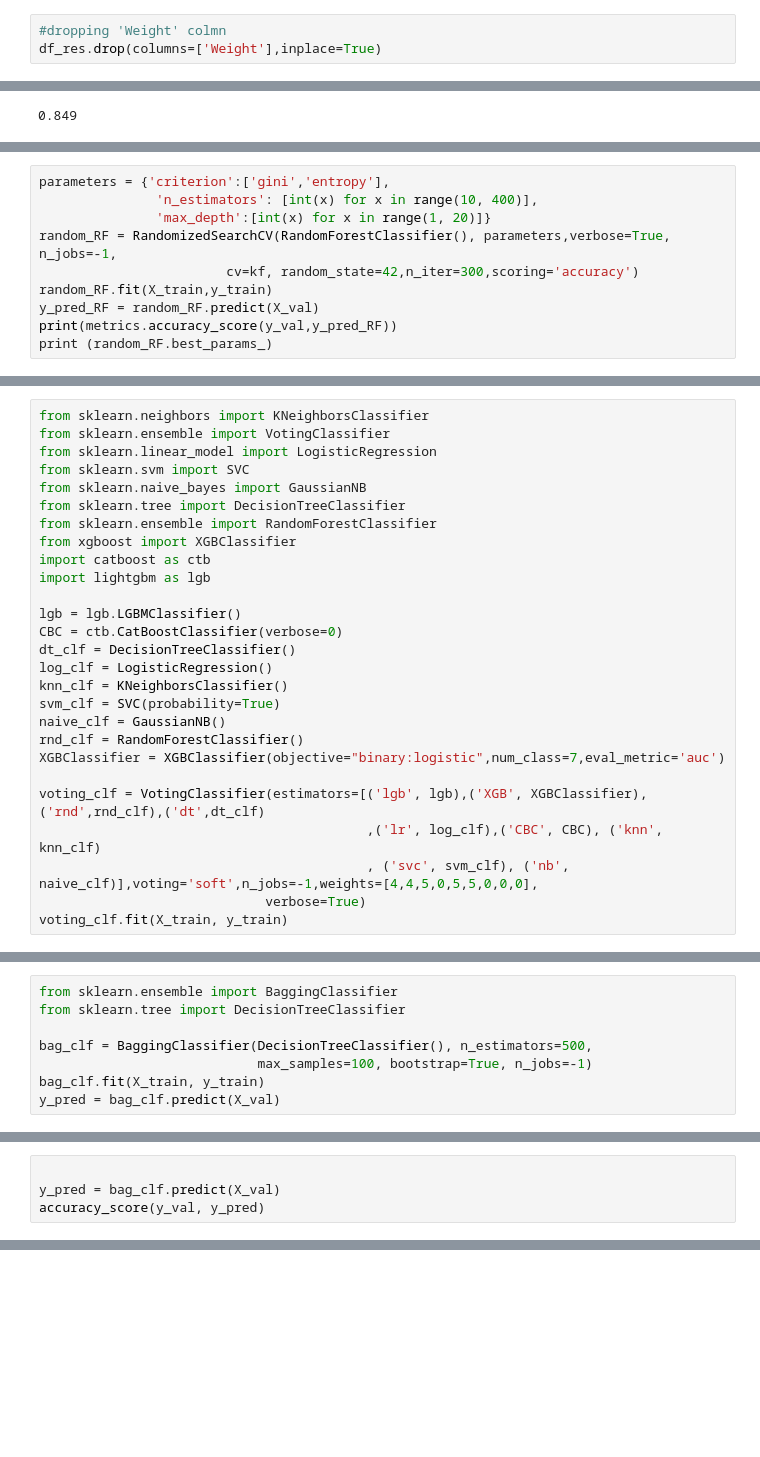
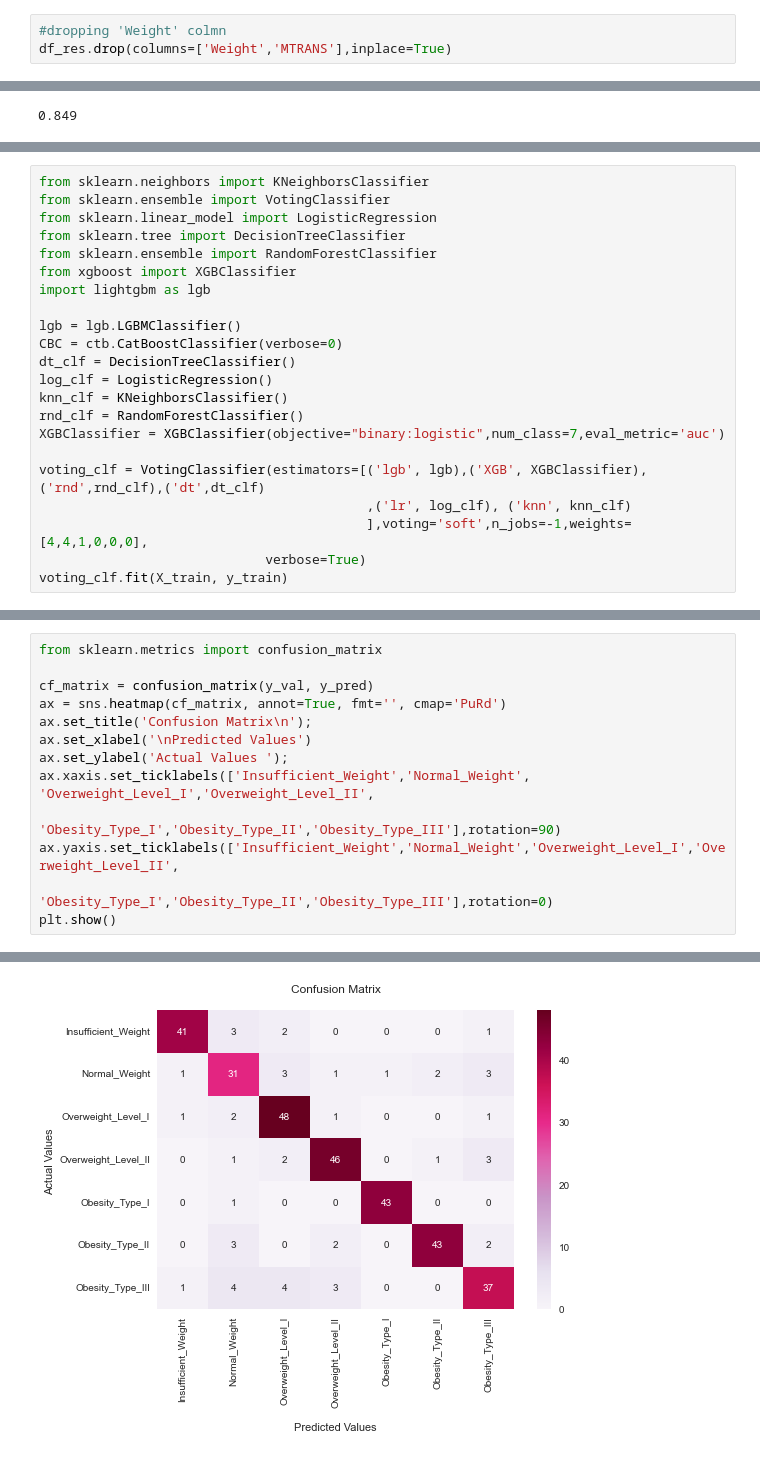
Before and after one commit to NoaAmichai/Obesity-Data-Science-Project, a Jupyter notebook: Obesity_Semester_B.ipynb, the cells around one changed output, grey strips where cells are left out. Cells and saved outputs as stored; diff of their text form; blank space fills up the shorter version.

```diff
--- a/Obesity_Semester_B.ipynb
+++ b/Obesity_Semester_B.ipynb
@@ -119,6 +133,6 @@ df_res = pd.get_dummies(df, columns=['Gender','FAVC','SMOKE','family_history_wit
 # %%
 #dropping 'Weight' colmn
-df_res.drop(columns=['Weight'],inplace=True)
+df_res.drop(columns=['Weight','MTRANS'],inplace=True)
 # %%
 from sklearn.model_selection import train_test_split
 
@@ -237,10 +217,0 @@ from sklearn.model_selection import RandomizedSearchCV
-# %%
-parameters = {'criterion':['gini','entropy'],
-               'n_estimators': [int(x) for x in range(10, 400)],
-               'max_depth':[int(x) for x in range(1, 20)]}
-random_RF = RandomizedSearchCV(RandomForestClassifier(), parameters,verbose=True, n_jobs=-1,
-                        cv=kf, random_state=42,n_iter=300,scoring='accuracy')
-random_RF.fit(X_train,y_train)
-y_pred_RF = random_RF.predict(X_val)
-print(metrics.accuracy_score(y_val,y_pred_RF))
-print (random_RF.best_params_)
@@ -275,12 +221,9 @@ Fitting 10 folds for each of 50 candidates, totalling 500 fits
 from sklearn.neighbors import KNeighborsClassifier
 from sklearn.ensemble import VotingClassifier
 from sklearn.linear_model import LogisticRegression
-from sklearn.svm import SVC
-from sklearn.naive_bayes import GaussianNB
 from sklearn.tree import DecisionTreeClassifier
 from sklearn.ensemble import RandomForestClassifier
 from xgboost import XGBClassifier
-import catboost as ctb
 import lightgbm as lgb
 
 lgb = lgb.LGBMClassifier()
@@ -288,14 +231,12 @@ CBC = ctb.CatBoostClassifier(verbose=0)
 dt_clf = DecisionTreeClassifier()
 log_clf = LogisticRegression()
 knn_clf = KNeighborsClassifier()
-svm_clf = SVC(probability=True)
-naive_clf = GaussianNB()
 rnd_clf = RandomForestClassifier()
 XGBClassifier = XGBClassifier(objective="binary:logistic",num_class=7,eval_metric='auc')
 
 voting_clf = VotingClassifier(estimators=[('lgb', lgb),('XGB', XGBClassifier),('rnd',rnd_clf),('dt',dt_clf)
-                                          ,('lr', log_clf),('CBC', CBC), ('knn', knn_clf)
-                                          , ('svc', svm_clf), ('nb', naive_clf)],voting='soft',n_jobs=-1,weights=[4,4,5,0,5,5,0,0,0],
+                                          ,('lr', log_clf), ('knn', knn_clf)
+                                          ],voting='soft',n_jobs=-1,weights=[4,4,1,0,0,0],
                              verbose=True)
 voting_clf.fit(X_train, y_train)
 # %% [output]
@@ -332,8 +272,0 @@ VotingClassifier 0.861
-# %%
-from sklearn.ensemble import BaggingClassifier
-from sklearn.tree import DecisionTreeClassifier
-
-bag_clf = BaggingClassifier(DecisionTreeClassifier(), n_estimators=500,
-                            max_samples=100, bootstrap=True, n_jobs=-1)
-bag_clf.fit(X_train, y_train)
-y_pred = bag_clf.predict(X_val)
@@ -353,5 +273,14 @@ BaggingClassifier(base_estimator=DecisionTreeClassifier(), n_estimators=1000,
 # %%
+from sklearn.metrics import confusion_matrix
 
-y_pred = bag_clf.predict(X_val)
-accuracy_score(y_val, y_pred)
+cf_matrix = confusion_matrix(y_val, y_pred)
+ax = sns.heatmap(cf_matrix, annot=True, fmt='', cmap='PuRd')
+ax.set_title('Confusion Matrix\n');
+ax.set_xlabel('\nPredicted Values')
+ax.set_ylabel('Actual Values ');
+ax.xaxis.set_ticklabels(['Insufficient_Weight','Normal_Weight', 'Overweight_Level_I','Overweight_Level_II',
+                         'Obesity_Type_I','Obesity_Type_II','Obesity_Type_III'],rotation=90)
+ax.yaxis.set_ticklabels(['Insufficient_Weight','Normal_Weight','Overweight_Level_I','Overweight_Level_II',
+                        'Obesity_Type_I','Obesity_Type_II','Obesity_Type_III'],rotation=0)
+plt.show()
 # %% [output]
@@ -358,0 +287 @@ accuracy_score(y_val, y_pred)
+[figure, added]
```
Also changed, not shown: parts of 33 cells of this notebook.
